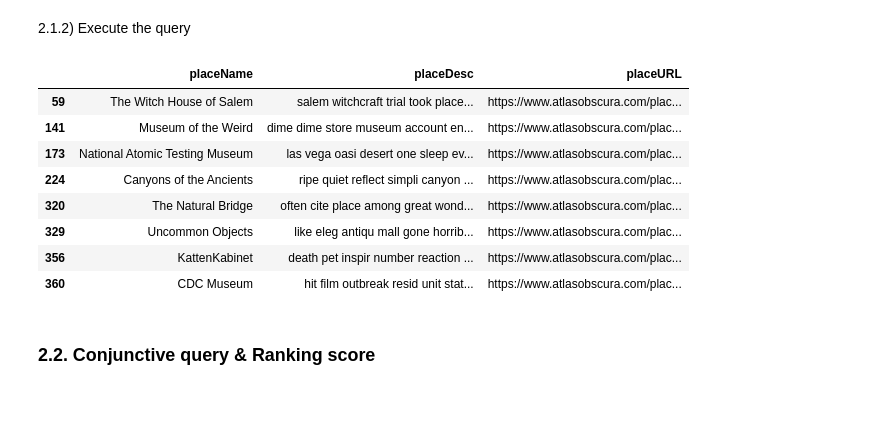
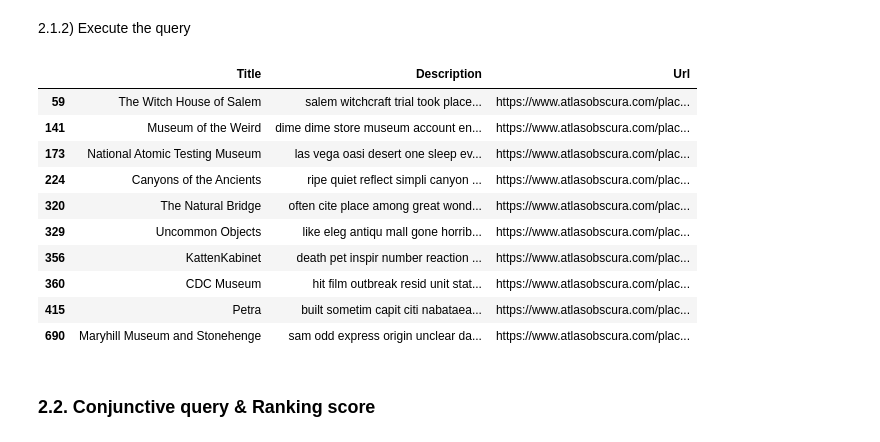
Before and after one commit to Matteo-Candi/ADM_HW3, a Jupyter notebook: main.ipynb, the cells around one changed output. Cells and saved outputs as stored; diff of their text form; code cells hidden in the pictures; blank space fills up the shorter version.

```diff
--- a/main.ipynb
+++ b/main.ipynb
@@ -251,9 +246,9 @@ splitted_rows = data.apply(lambda row: row.split())
 vocabulary = list(set([i for row in splitted_rows for i in set(row)]))
 vocabulary.sort()
 # %%
-inverted_index = {}
+inverted_index_1 = {}
 for i, word in tqdm(enumerate(vocabulary)):
-    inverted_index[i] = list(splitted_rows[splitted_rows.apply(lambda row: word in row)].index)
+    inverted_index_1[i] = list(splitted_rows[splitted_rows.apply(lambda row: word in row)].index)
 # %% [markdown]
 2.1.2) Execute the query
 # %%
@@ -261,14 +256,15 @@ query = 'american museum'
 query = query.split()
 stemmed_query = [stemmers.stem(word.lower()) for word in query]
 id_query_words = [vocabulary.index(word) for word in stemmed_query]
-docs = [inverted_index[str(id)] for id in id_query_words]
+docs = [inverted_index_1[str(id)] for id in id_query_words]
 # %%
-matches = list(reduce(lambda x,y: set(x).intersection(y), docs))           #  Supposing the query has only 2 words (for now)
+matches = list(reduce(lambda x,y: set(x).intersection(y), docs))            #  Supposing the query has only 2 words (for now)
 matches.sort()
 output = df[['placeName', 'placeDesc', 'placeURL']]
+output.columns = ['Title', 'Description', 'Url']         # update main
 output.loc[matches[:10]]
 # %% [output]
-|  | placeName | placeDesc | placeURL |
+|  | Title | Description | Url |
 | 59 | The Witch House of Salem | salem witchcraft trial took place... | https://www.atlasobscura.com/plac... |
 | 141 | Museum of the Weird | dime dime store museum account en... | https://www.atlasobscura.com/plac... |
 | 173 | National Atomic Testing Museum | las vega oasi desert one sleep ev... | https://www.atlasobscura.com/plac... |
@@ -277,6 +273,8 @@ output.loc[matches[:10]]
 | 329 | Uncommon Objects | like eleg antiqu mall gone horrib... | https://www.atlasobscura.com/plac... |
 | 356 | KattenKabinet | death pet inspir number reaction ... | https://www.atlasobscura.com/plac... |
 | 360 | CDC Museum | hit film outbreak resid unit stat... | https://www.atlasobscura.com/plac... |
+| 415 | Petra | built sometim capit citi nabataea... | https://www.atlasobscura.com/plac... |
+| 690 | Maryhill Museum and Stonehenge | sam odd express origin unclear da... | https://www.atlasobscura.com/plac... |
 # %% [markdown]
 ### 2.2. Conjunctive query & Ranking score
 # %% [markdown]
```
Also changed, not shown: parts of 2 cells of this notebook.
